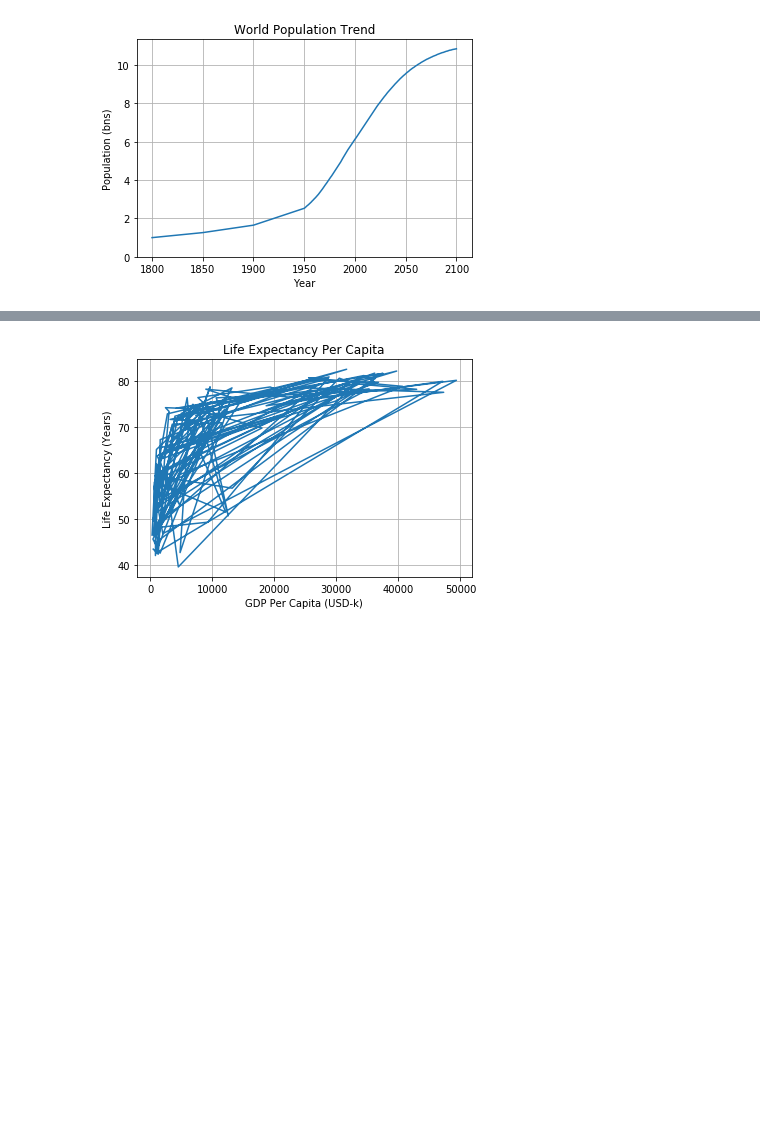
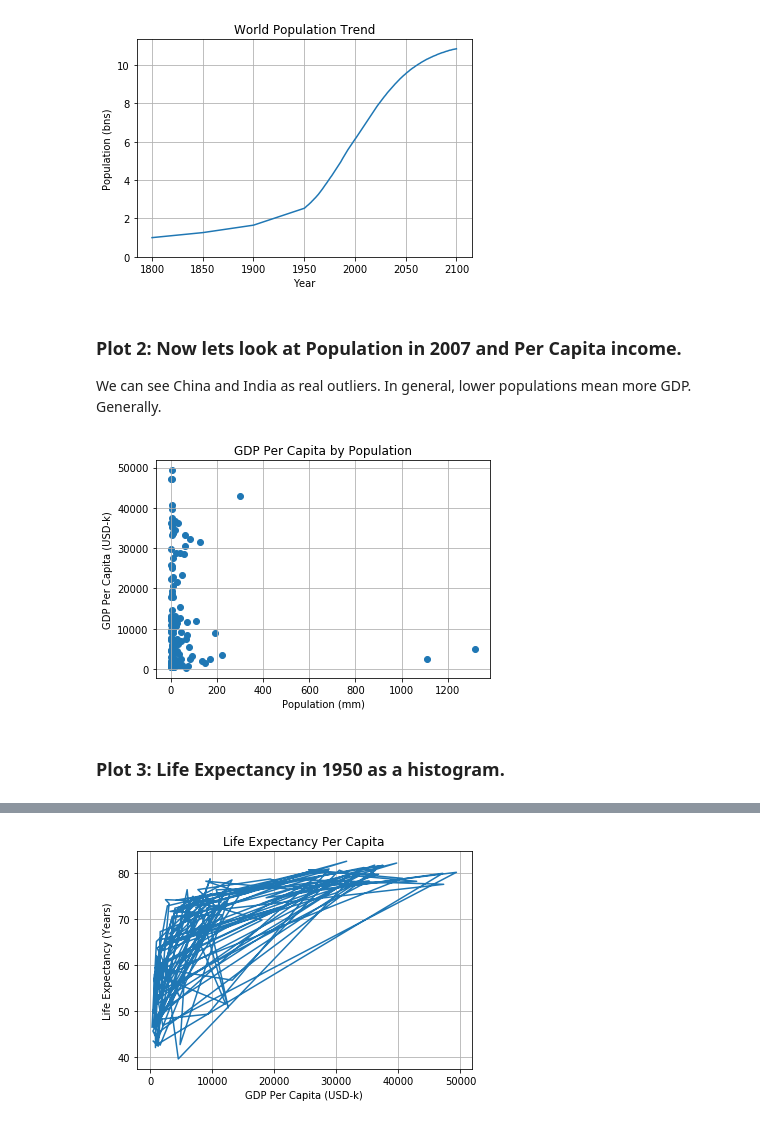
Before and after one commit to afminmax/DC-Data-Scientist-Lessons, a Jupyter notebook: matplotlib1.ipynb, the cells around one changed output, grey strips where cells are left out. Cells and saved outputs as stored; diff of their text form; code cells hidden in the pictures; blank space fills up the shorter version.

```diff
--- a/matplotlib1.ipynb
+++ b/matplotlib1.ipynb
@@ -29,3 +30,17 @@ plt.grid(True)
 plt.show()
 # %% [output]
 [figure]
+# %% [markdown]
+### Plot 2: Now lets look at Population in 2007 and Per Capita income.
+We can see China and India as real outliers. In general, lower populations mean more GDP. Generally.
+# %%
+plt.scatter(pop2007, gdp_cap)
+plt.title('GDP Per Capita by Population')
+plt.xlabel('Population (mm)')
+plt.ylabel('GDP Per Capita (USD-k)')
+plt.grid(True)
+plt.show()
+# %% [output]
+[figure, added]
+# %% [markdown]
+### Plot 3: Life Expectancy in 1950 as a histogram.
```
Also changed, not shown: parts of 18 cells of this notebook.
